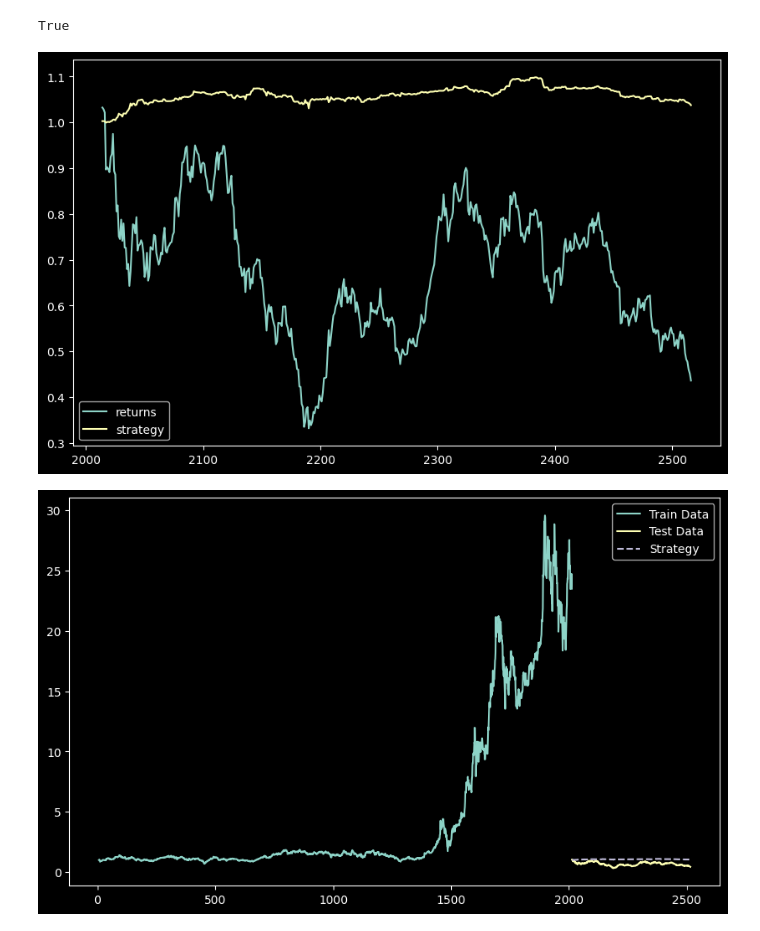
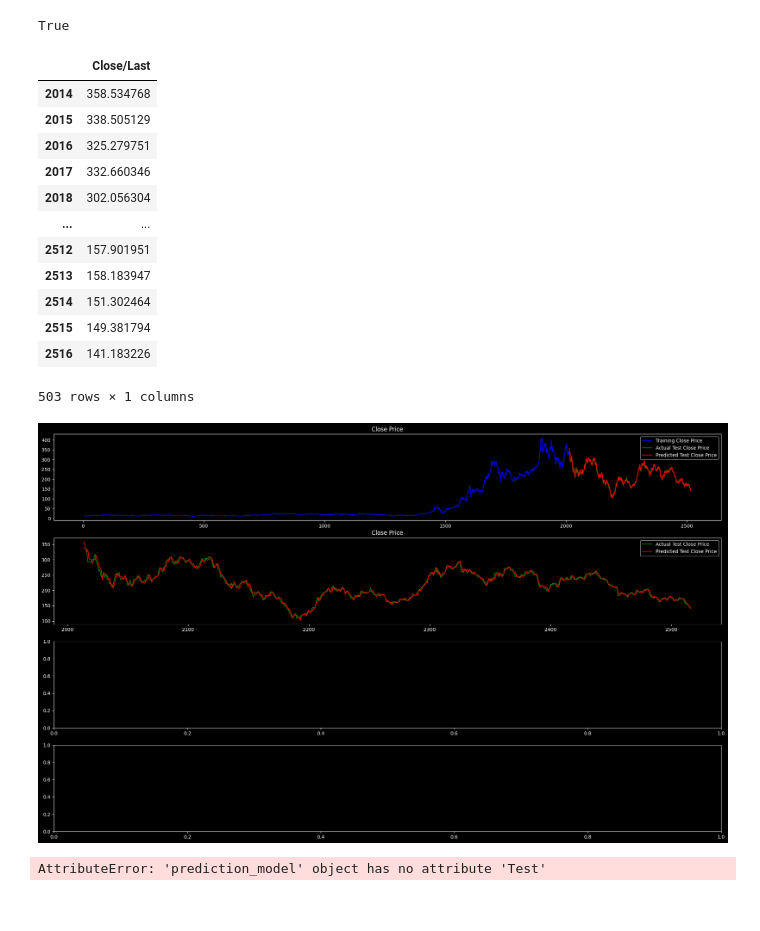
Before and after one commit to Sp0xF8/Group-Project-ML, a Jupyter notebook: python/code/newstockprediction.ipynb, the cells around one changed output. Cells and saved outputs as stored; diff of their text form; code cells hidden in the pictures.

Commit message:
cool predictions

```diff
--- a/python/code/newstockprediction.ipynb
+++ b/python/code/newstockprediction.ipynb
@@ -166,5 +230,24 @@ True
 # %%
-prediction.evaluate()
+prediction.y_pred
 # %% [output]
-[figure, removed]
-[figure, removed]
+|  | Close/Last |
+| 2014 | 358.534768 |
+| 2015 | 338.505129 |
+| 2016 | 325.279751 |
+| 2017 | 332.660346 |
+| 2018 | 302.056304 |
+| ... | ... |
+| 2512 | 157.901951 |
+| 2513 | 158.183947 |
+| 2514 | 151.302464 |
+| 2515 | 149.381794 |
+| 2516 | 141.183226 |
+503 rows × 1 columns
+# %%
+prediction.graph()
+# %% [output]
+[figure, added]
+# %%
+npreturns = prediction.Test['returns'].to_numpy()
+# %% [output]
+AttributeError: 'prediction_model' object has no attribute 'Test'
```
Also changed, not shown: parts of 8 cells of this notebook, 2 other files.
